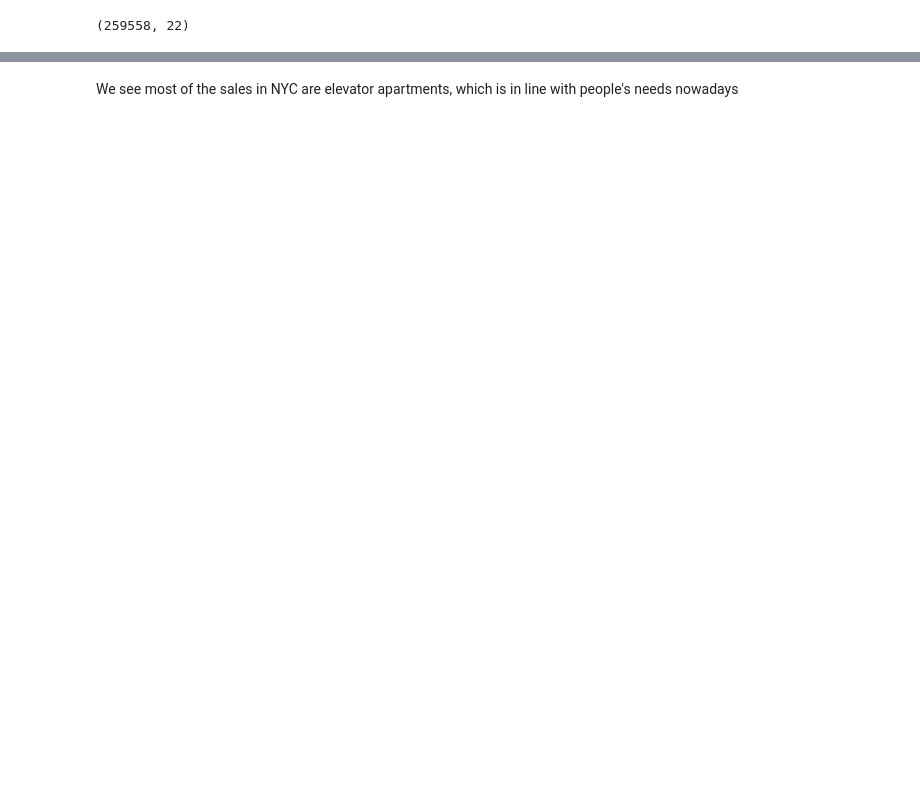
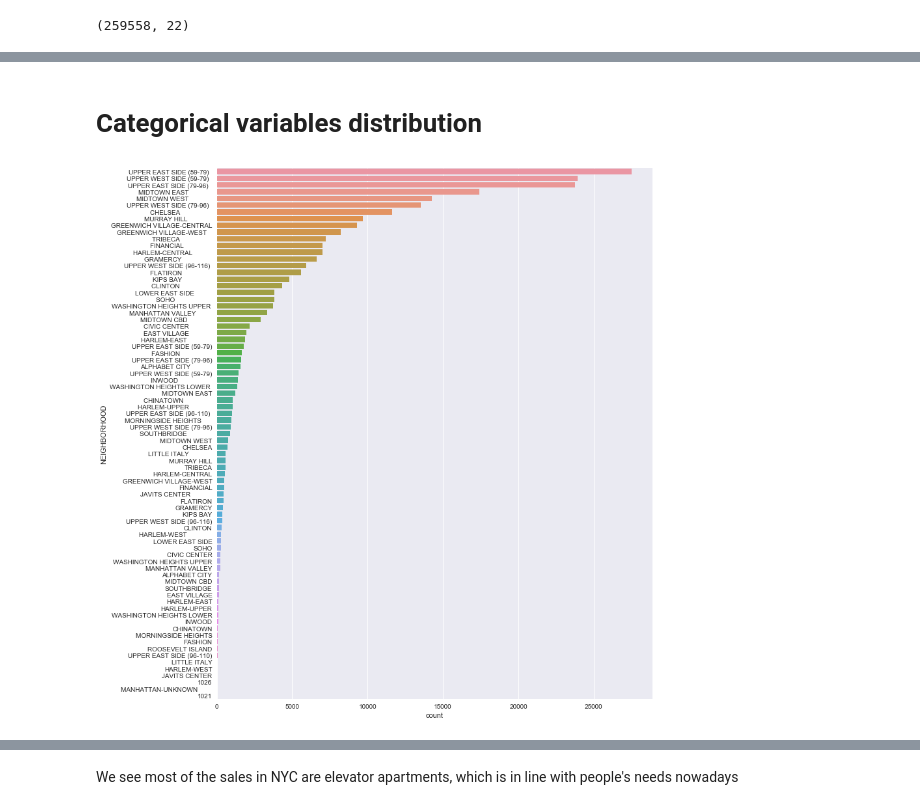
Before and after one commit to jl4730/NYC_Condo, a Jupyter notebook: nyc_condo_research.ipynb, the cells around one changed output, grey strips where cells are left out. Drawn from its saved outputs; the diff is of its cells as text; code cells hidden in the pictures; blank space fills up the shorter version.

```diff
--- a/nyc_condo_research.ipynb
+++ b/nyc_condo_research.ipynb
@@ -11,0 +56,9 @@ df_all.shape
+# %% [markdown]
+# Categorical variables distribution
+# %%
+# look at the neighborhood distributions
+sns.set(rc={'figure.figsize':(12,15)})
+ax = sns.countplot(y="NEIGHBORHOOD", data=df_all,
+              order = df_all['NEIGHBORHOOD'].value_counts().index)
+# %% [output]
+[figure, added]
```
Also changed, not shown: parts of 13 cells of this notebook, 2 other files.
